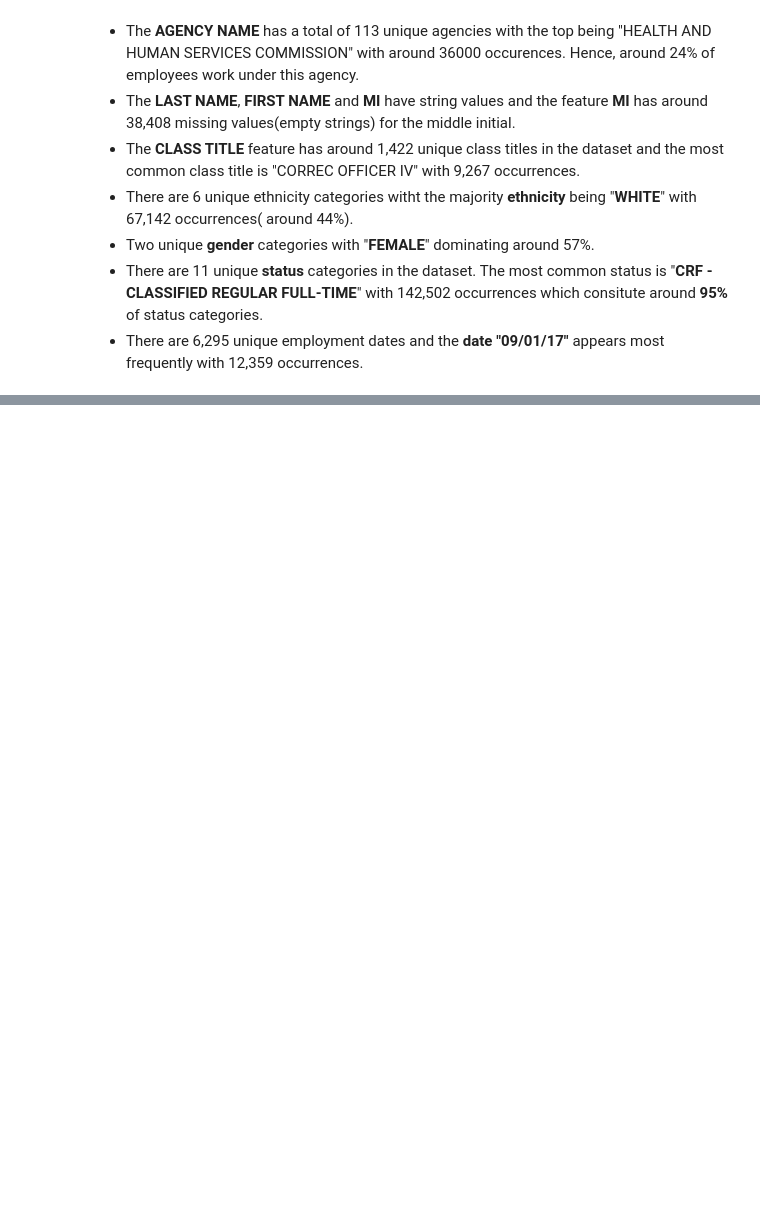
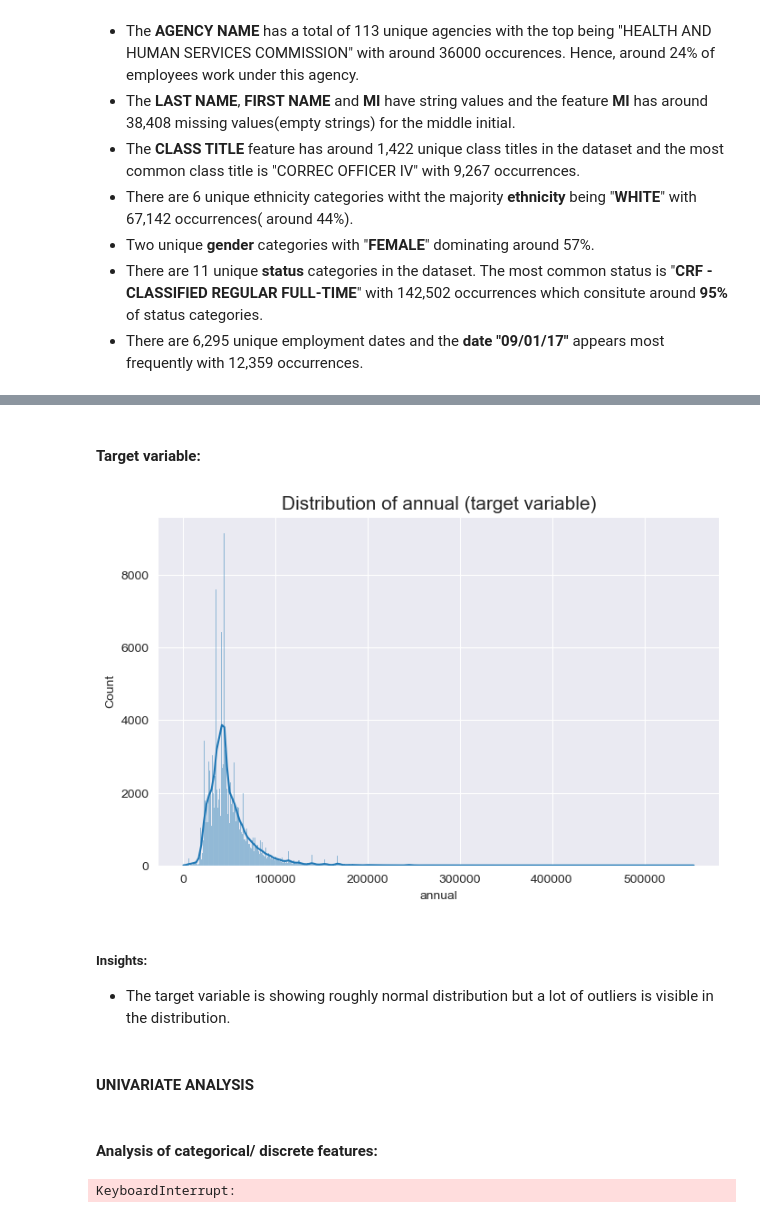
Before and after one commit to shanusaras/Capstone_Projects, a Jupyter notebook: Texas Salary Prediction/Project_02_Texas_salary_prediction.ipynb, the cells around one changed output, grey strips where cells are left out. Saved outputs shown, nothing was run; the diff lists cells and outputs as text; code cells hidden in the pictures; blank space fills up the shorter version.

```diff
--- a/Texas Salary Prediction/Project_02_Texas_salary_prediction.ipynb
+++ b/Texas Salary Prediction/Project_02_Texas_salary_prediction.ipynb
@@ -225,0 +340,5 @@ data.describe(include='O').T.style.background_gradient(cmap='Oranges')
+# %%
+# renaming the columns as per convenience
+data.rename({'AGENCY':'agency', 'AGENCY NAME': 'agency_name', 'LAST NAME': 'last_name', 'FIRST NAME': 'first_name', 'MI': 'mi', 'CLASS CODE': 'class_code',
+       'CLASS TITLE': 'class_title', 'ETHNICITY': 'ethnicity', 'GENDER': 'gender', 'STATUS': 'status', 'EMPLOY DATE': 'employ_date',
+       'HRLY RATE': 'hrly_rate', 'HRS PER WK':'hrs_per_wk', 'MONTHLY': 'monthly', 'ANNUAL': 'annual', 'STATE NUMBER':'state_number'}, axis= 1, inplace= True)
@@ -225,0 +385,39 @@ data.describe(include='O').T.style.background_gradient(cmap='Oranges')
+# %% [markdown]
+#### Target variable:
+# %%
+# Target variable 'annual' is a continuous feature
+
+plt.figure(figsize=(8,5))
+sns.set_style('darkgrid')
+
+# kde plot
+sns.histplot(data= data, x= 'annual', kde= True).set_title('Distribution of annual (target variable)', fontsize= 15)
+plt.show()
+# %% [output]
+[figure, added]
+# %% [markdown]
+##### Insights:
+- The target variable is showing roughly normal distribution but a lot of outliers is visible in the distribution.
+# %% [markdown]
+#### UNIVARIATE ANALYSIS
+# %% [markdown]
+#### Analysis of categorical/ discrete features:
+# %%
+fig, axes = plt.subplots(7, 2, figsize=(13,40))
+sns.set_style('darkgrid')
+plotnumber = 0
+
+for column in categorical_features:
+  if plotnumber<14:
+    sns.countplot(data=data, x=column, palette='Set3', ax=axes[plotnumber //2, plotnumber %2])\
+    .set_title(f'Count of {column}', fontsize=15)  #accessing first column of the current subplot
+
+# adding labels to the bars
+    for container in axes[plotnumber//2, plotnumber %2].containers:
+        axes[plotnumber//2, plotnumber %2].bar_label(container)
+
+    plotnumber +=1
+plt.tight_layout()
+plt.show()
+# %% [output]
+KeyboardInterrupt:
```
Also changed, not shown: parts of 16 cells of this notebook.
